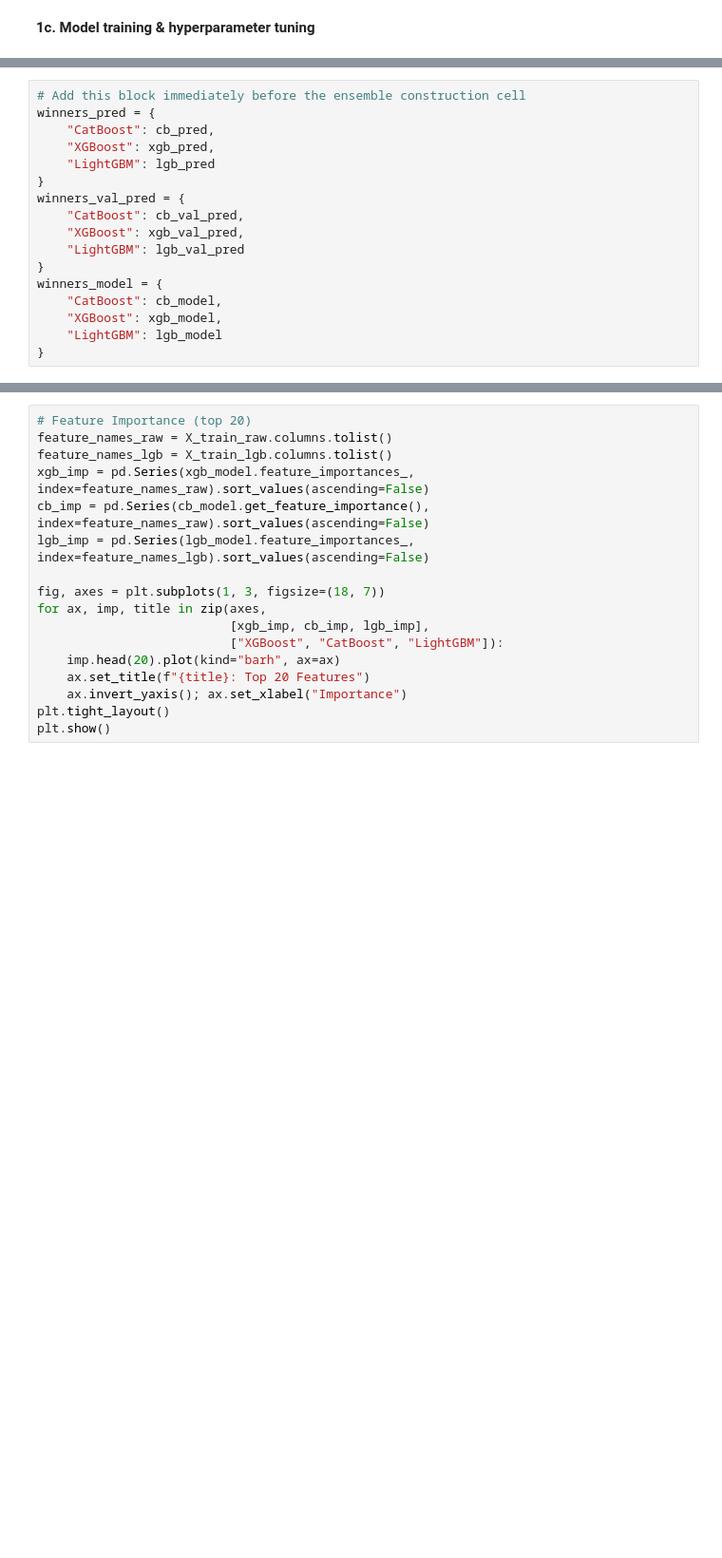
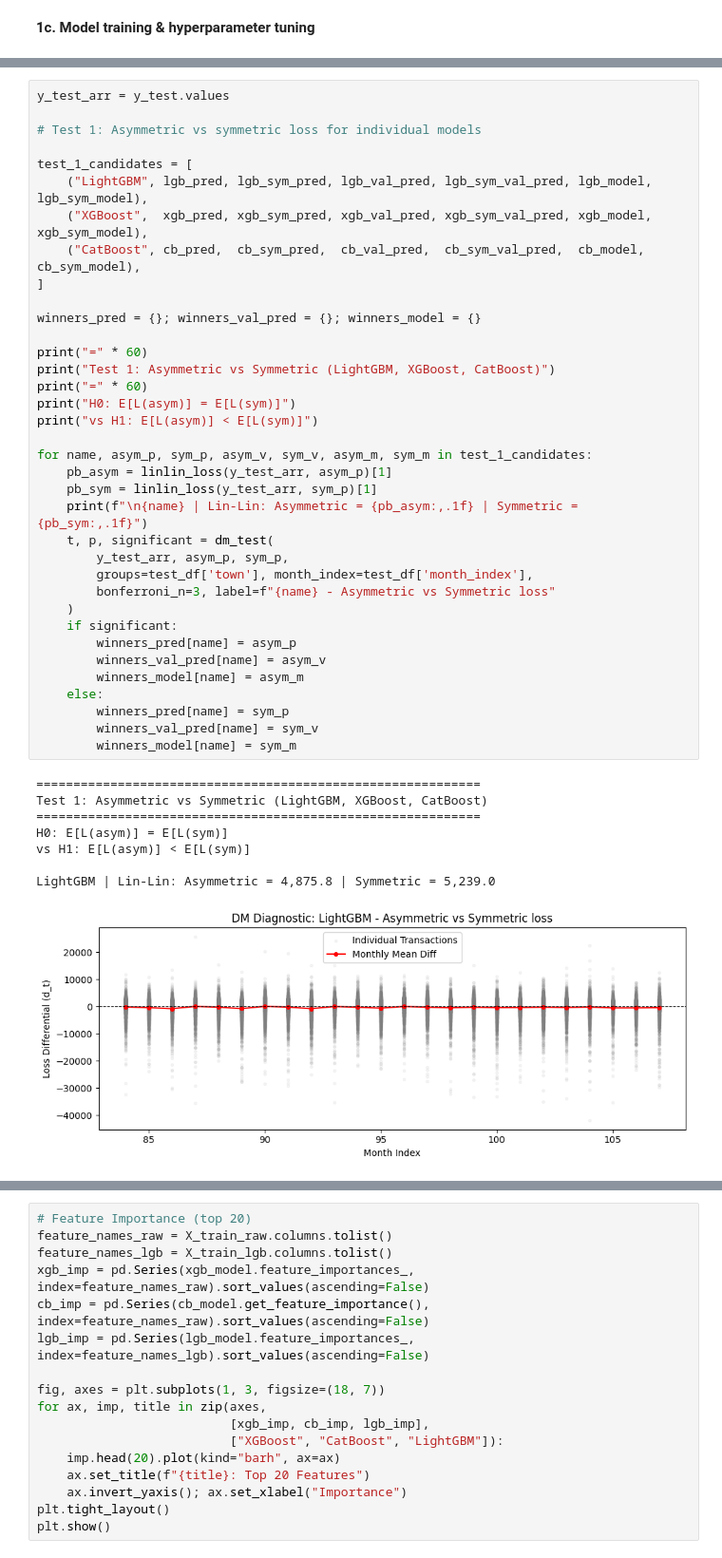
Before and after one commit to geriannebu/homerun-sg, a Jupyter notebook: backend_predictor_listings/price_predictor/notebooks/model_training.ipynb, the cells around one changed output, grey strips where cells are left out. Shown at 95% size. Saved outputs shown, nothing was run; the diff lists cells and outputs as text; blank space fills up the shorter version.

```diff
--- a/backend_predictor_listings/price_predictor/notebooks/model_training.ipynb
+++ b/backend_predictor_listings/price_predictor/notebooks/model_training.ipynb
@@ -843,19 +841,2 @@ MAE (real $): $11,895
 RMSE (real $): $16,669
 MAPE: 3.71%
-# %%
-# Add this block immediately before the ensemble construction cell
-winners_pred = {
-    "CatBoost": cb_pred,
-    "XGBoost": xgb_pred,
-    "LightGBM": lgb_pred
-}
-winners_val_pred = {
-    "CatBoost": cb_val_pred,
-    "XGBoost": xgb_val_pred,
-    "LightGBM": lgb_val_pred
-}
-winners_model = {
-    "CatBoost": cb_model,
-    "XGBoost": xgb_model,
-    "LightGBM": lgb_model
-}
@@ -929,0 +939,45 @@ MAPE: 4.53%
+# %%
+y_test_arr = y_test.values
+
+# Test 1: Asymmetric vs symmetric loss for individual models
+
+test_1_candidates = [
+    ("LightGBM", lgb_pred, lgb_sym_pred, lgb_val_pred, lgb_sym_val_pred, lgb_model, lgb_sym_model),
+    ("XGBoost",  xgb_pred, xgb_sym_pred, xgb_val_pred, xgb_sym_val_pred, xgb_model, xgb_sym_model),
+    ("CatBoost", cb_pred,  cb_sym_pred,  cb_val_pred,  cb_sym_val_pred,  cb_model,  cb_sym_model),
+]
+
+winners_pred = {}; winners_val_pred = {}; winners_model = {}
+
+print("=" * 60)
+print("Test 1: Asymmetric vs Symmetric (LightGBM, XGBoost, CatBoost)")
+print("=" * 60)
+print("H0: E[L(asym)] = E[L(sym)]")
+print("vs H1: E[L(asym)] < E[L(sym)]")
+
+for name, asym_p, sym_p, asym_v, sym_v, asym_m, sym_m in test_1_candidates:
+    pb_asym = linlin_loss(y_test_arr, asym_p)[1]
+    pb_sym = linlin_loss(y_test_arr, sym_p)[1]
+    print(f"\n{name} | Lin-Lin: Asymmetric = {pb_asym:,.1f} | Symmetric = {pb_sym:,.1f}")
+    t, p, significant = dm_test(
+        y_test_arr, asym_p, sym_p,
+        groups=test_df['town'], month_index=test_df['month_index'],
+        bonferroni_n=3, label=f"{name} - Asymmetric vs Symmetric loss"
+    )
+    if significant:
+        winners_pred[name] = asym_p
+        winners_val_pred[name] = asym_v
+        winners_model[name] = asym_m
+    else:
+        winners_pred[name] = sym_p
+        winners_val_pred[name] = sym_v
+        winners_model[name] = sym_m
+# %% [output]
+============================================================
+Test 1: Asymmetric vs Symmetric (LightGBM, XGBoost, CatBoost)
+============================================================
+H0: E[L(asym)] = E[L(sym)]
+vs H1: E[L(asym)] < E[L(sym)]
+
+LightGBM | Lin-Lin: Asymmetric = 4,875.8 | Symmetric = 5,239.0
+[figure, added]
```
Also changed, not shown: parts of 24 cells of this notebook, 14 other files.
